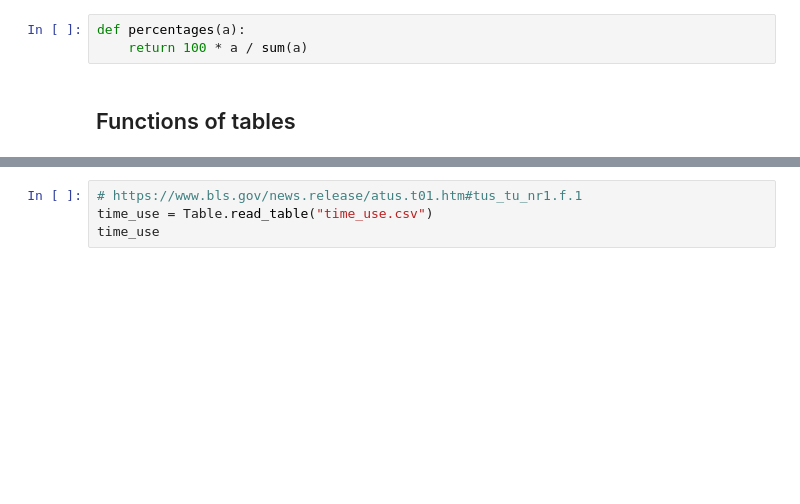
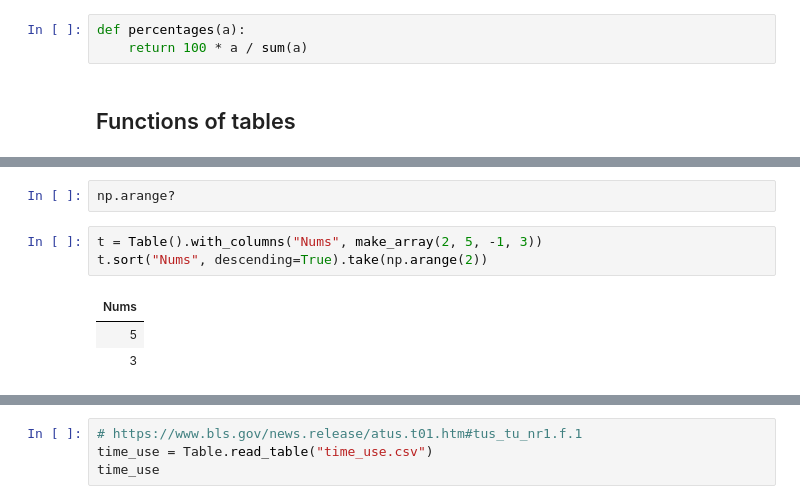
Before and after one commit to data-8r/course-assets, a Jupyter notebook: lectures/lecture14.ipynb, the cells around one changed output, grey strips where cells are left out. Cells and saved outputs as stored; diff of their text form; blank space fills up the shorter version.

```diff
--- a/lectures/lecture14.ipynb
+++ b/lectures/lecture14.ipynb
@@ -75,0 +125,9 @@ def top_k(tbl, col, k):
+# %%
+np.arange?
+# %%
+t = Table().with_columns("Nums", make_array(2, 5, -1, 3))
+t.sort("Nums", descending=True).take(np.arange(2))
+# %% [output]
+| Nums |
+| 5 |
+| 3 |
```
Also changed, not shown: parts of 24 cells of this notebook.
